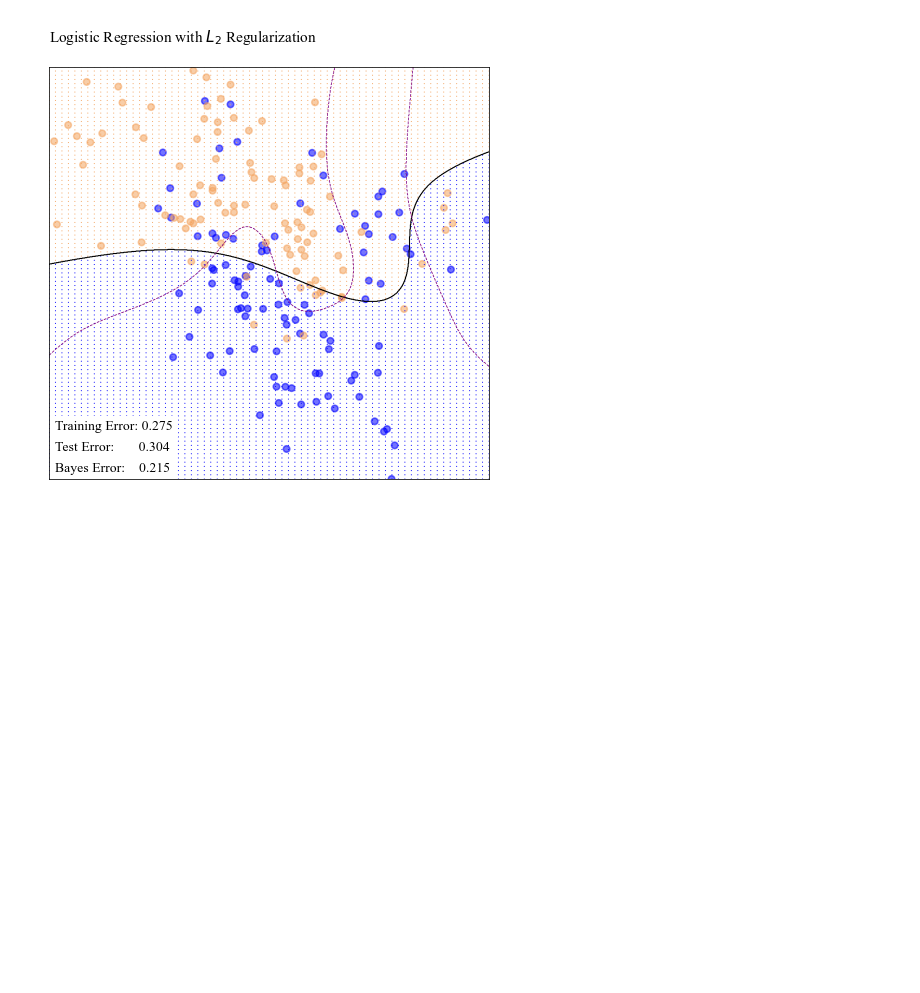
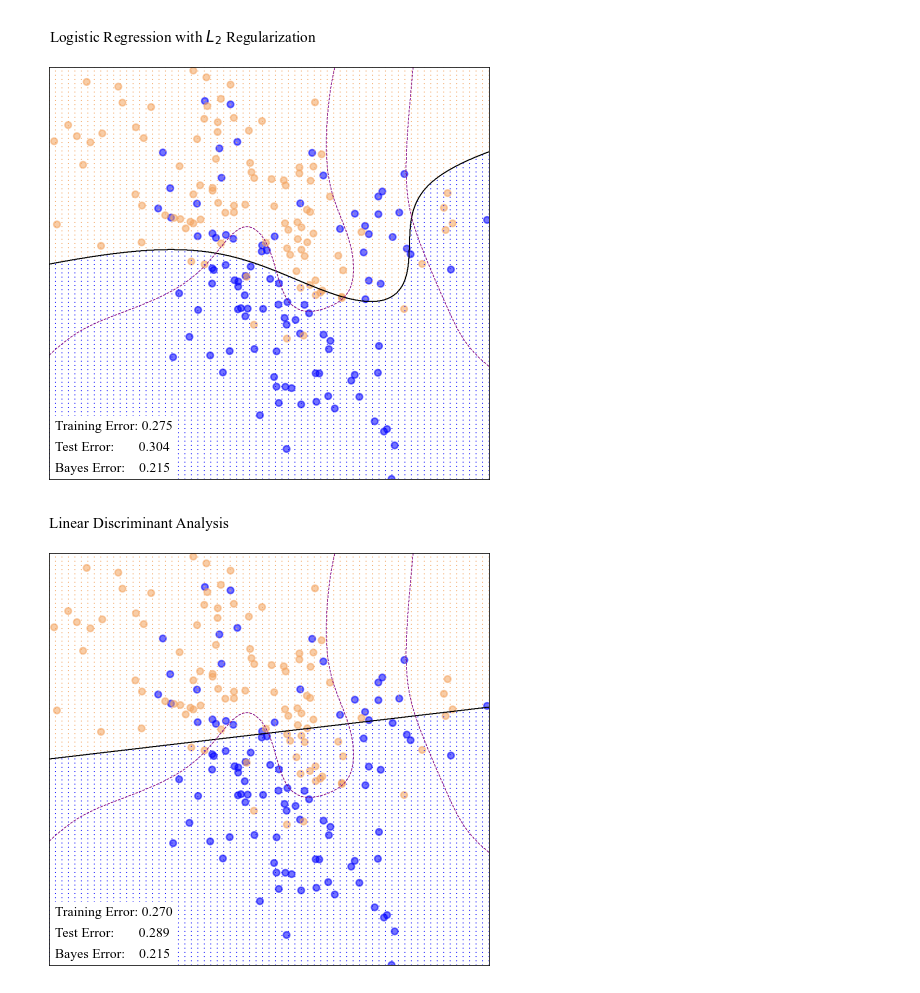
Before and after one commit to ChuckleQu/FYP---Midterm-Presentation---Generalization-of-Classification-Models, a Jupyter notebook: FYP - Midterm Presentation - Generalization of Classification Models.ipynb, the cells around one changed output. Drawn from its saved outputs; the diff is of its cells as text; code cells hidden in the pictures; blank space fills up the shorter version.

```diff
--- a/FYP - Midterm Presentation - Generalization of Classification Models.ipynb
+++ b/FYP - Midterm Presentation - Generalization of Classification Models.ipynb
@@ -312,3 +312,13 @@ _, _ = plot_model_stat(
     RegularizationClassifier_predict, 'Logistic Regression with $L_2$ Regularization')
 # %% [output]
 [figure]
+# %%
+# Linear Discriminant Analysis
+from sklearn.discriminant_analysis import LinearDiscriminantAnalysis as LDA
+
+sklearn_lda = LDA(n_components=1)
+X_lda_sklearn = sklearn_lda.fit_transform(X_train, y_train)
+_, _ = plot_model_stat(
+    sklearn_lda.predict, 'Linear Discriminant Analysis')
+# %% [output]
+[figure, added]
```
Also changed, not shown: parts of 1 cell of this notebook.
